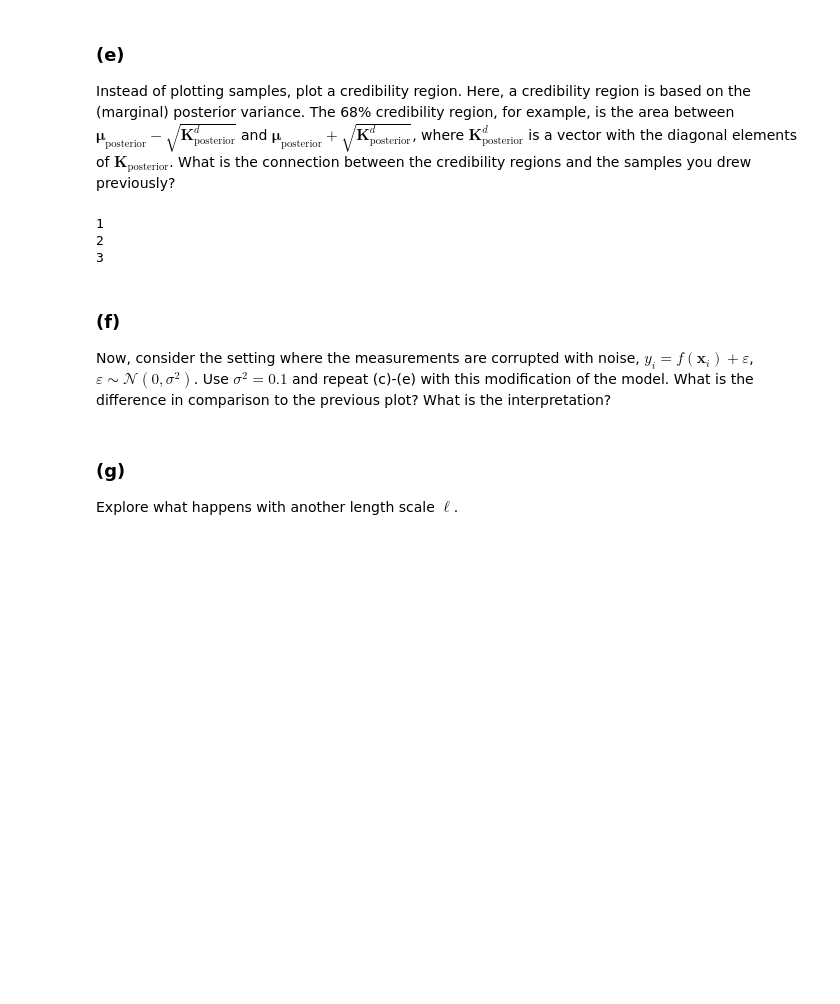
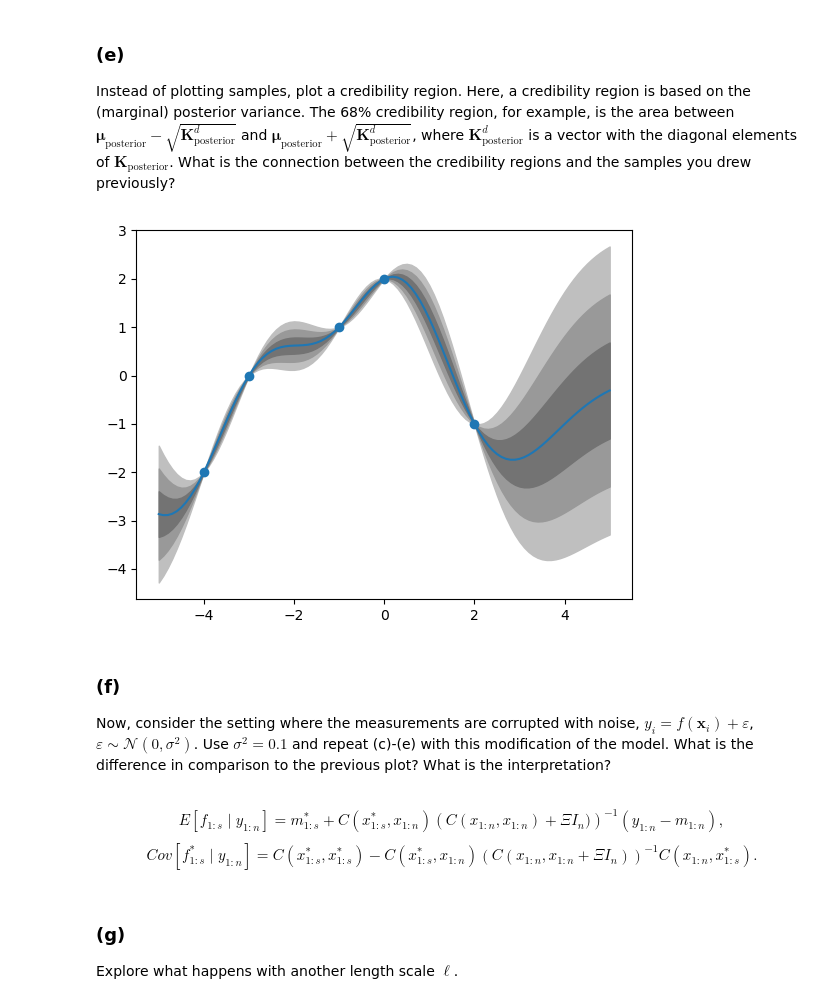
Before and after one commit to emiresenov/APML, a Jupyter notebook: Session08.ipynb, the cells around one changed output. Drawn from its saved outputs; the diff is of its cells as text; code cells hidden in the pictures; blank space fills up the shorter version.

```diff
--- a/Session08.ipynb
+++ b/Session08.ipynb
@@ -130,12 +130,18 @@ Here, a credibility region is based on the (marginal) posterior variance.
 The 68% credibility region, for example, is the area between $\boldsymbol{\mu}_{\mathrm{posterior}} - \sqrt{\mathbf{K}^d_{\mathrm{posterior}}}$ and $\boldsymbol{\mu}_{\mathrm{posterior}} + \sqrt{\mathbf{K}^d_{\mathrm{posterior}}}$, where $\mathbf{K}^d_{\mathrm{posterior}}$ is a vector with the diagonal elements of $\mathbf{K}_{\mathrm{posterior}}$.
 What is the connection between the credibility regions and the samples you drew previously?
 # %%
-for i in range(1,4):
-    print(i)
+plt.plot(xs, mu_post)
+for i in range(3,0,-1):
+    plt.fill_between(
+        xs,
+        mu_post + i*np.sqrt(np.diag(K_post)),
+        mu_post - i*np.sqrt(np.diag(K_post)),
+        color=str(0.3 + 0.15*i)
+    )
+plt.scatter(x,y)
+plt.show()
 # %% [output]
-1
-2
-3
+[figure, added]
 # %% [markdown]
 ### (f)
 
@@ -143,3 +149,10 @@ Now, consider the setting where the measurements are corrupted with noise, $y_i
 Use $\sigma^2 = 0.1$ and repeat (c)-(e) with this modification of the model.
 What is the difference in comparison to the previous plot?
 What is the interpretation?
+# %% [markdown]
+$$
+E[f_{1:s} \mid y_{1:n}] = m_{1:s}^* + C(x_{1:s}^*,x_{1:n}) \left( C(x_{1:n},x_{1:n}) + \Xi I_n) \right)^{-1}(y_{1:n} - m_{1:n}),
+$$
+$$
+Cov[f_{1:s}^* \mid y_{1:n}] = C(x_{1:s}^*, x_{1:s}^*) - C(x_{1:s}^*, x_{1:n}) \left( C(x_{1:n}, x_{1:n} + \Xi I_n) \right)^{-1} C(x_{1:n},x_{1:s}^*).
+$$
```
Also changed, not shown: parts of 3 cells of this notebook.
